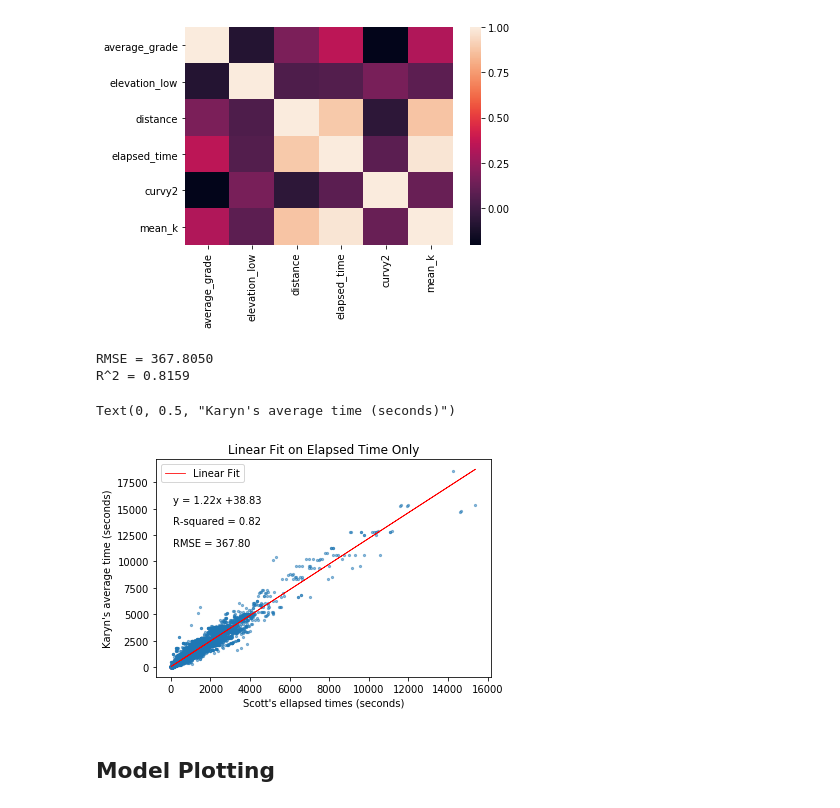
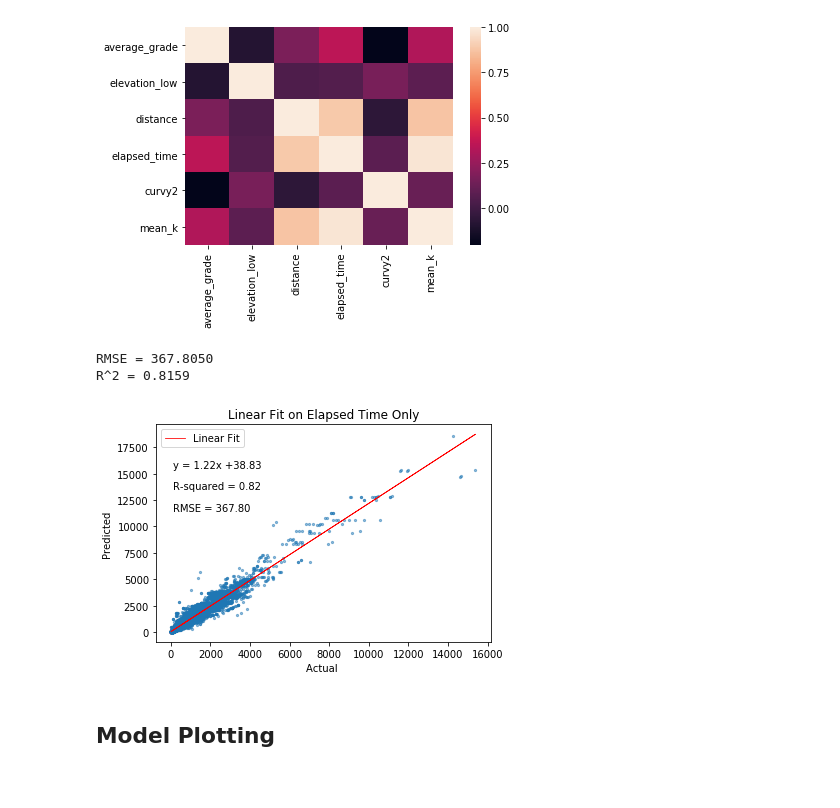
Before and after one commit to scottfeldmanpeabody/strava, a Jupyter notebook: notebooks/modeling_segment_times.ipynb, the cells around one changed output. Saved outputs shown, nothing was run; the diff lists cells and outputs as text; code cells hidden in the pictures.

```diff
--- a/notebooks/modeling_segment_times.ipynb
+++ b/notebooks/modeling_segment_times.ipynb
@@ -63,0 +60,7 @@ cln.clean_efforts(efforts_df)
+# %%
+efforts_df.drop(['average_heartrate','max_heartrate'], axis = 1, inplace = True)
+efforts_df.dropna(inplace = True)
+efforts_df.loc[:,'moving_time'] = efforts_df.loc[:,'moving_time'].apply(cln.get_sec)
+efforts_df.loc[:,'elapsed_time'] = efforts_df.loc[:,'elapsed_time'].apply(cln.get_sec)
+efforts_df['pct_moving'] = efforts_df.moving_time/efforts_df.elapsed_time
+# efforts_df.head()
@@ -143,6 +147,14 @@ ax.set_title('Segment: {}'.format(name))
 [figure]
 # %%
 seg_times_df = efforts_df[['segment_id','elapsed_time']]
+# %%
+def time_stats_dict(df):
+    d = dict()
+    d['segment_id'] = list(df.segment_id)[0]
+    d['mean'] = np.mean(df.elapsed_time)
+    d['median'] = np.median(df.elapsed_time)
+    d['std'] = np.std(df.elapsed_time)
+    return d
 # %%
 cols = ['segment_id','mean','median','std']
 slow_df = pd.DataFrame(columns = cols)
@@ -153,13 +165,13 @@ for segment in seg_times_df.segment_id.unique():
     slow = seg_times_df[(seg_times_df.segment_id == segment) &
                         (seg_times_df.elapsed_time <=
                          np.median(seg_times_df[seg_times_df.segment_id == segment].elapsed_time))]
-    slow_dict = cln.time_stats_dict(slow)
+    slow_dict = time_stats_dict(slow)
     slow_df = slow_df.append({k:slow_dict[k] for k in cols if k in slow_dict},ignore_index=True)
 
     fast = seg_times_df[(seg_times_df.segment_id == segment) &
                         (seg_times_df.elapsed_time >=
                          np.median(seg_times_df[seg_times_df.segment_id == segment].elapsed_time))]
-    fast_dict = cln.time_stats_dict(fast)
+    fast_dict = time_stats_dict(fast)
     fast_df = fast_df.append({k:fast_dict[k] for k in cols if k in fast_dict},ignore_index=True)
 # %%
 # slow_df.to_csv('data/Feldy_Bikes/slow_df.csv')
@@ -396,31 +420,9 @@ def best_fit_slope_and_intercept(xs,ys):
-# %%
-def plot_model_performance(y_test, y_hat, target_name = '', title = ''):
-    print('RMSE = {:.4f}'.format(np.sqrt(mean_squared_error(y_test, y_hat))))
-    print('R^2 = {:.4f}'.format(r2_score(y_test,y_hat)))
-
-    m, b = best_fit_slope_and_intercept(y_test,y_hat)
-    regression_line = [(m*x)+b for x in y_test]
-
-    plt.scatter(y_test, y_hat, alpha = .5, s = 5, label = None)
-    plt.plot(y_test,regression_line, c = 'red', linewidth = .8, label = ('Linear Fit'))
-    plt.xlabel('Actual {}'.format(target_name))
-    plt.ylabel('Predicted {}'.format(target_name))
-    plt.legend()
-    plt.annotate('y = {0:.2f}x +{1:.2f}'.format(m, b), xy=(0.05, 0.80), xycoords='axes fraction')
-    plt.annotate('R-squared = %0.2f' % r2_score(y_test,y_hat), xy=(0.05, 0.70), xycoords='axes fraction')
-    plt.annotate('RMSE = %0.2f' % np.sqrt(mean_squared_error(y_test, y_hat)), xy=(0.05, 0.60), xycoords='axes fraction')
-    plt.title(title)
 # %%
-plot_model_performance(model_df.elapsed_time,
-                       model_df.mean_k, target_name = '',
-                       title = 'Linear Fit on Elapsed Time Only')
-plt.xlabel('Scott\'s ellapsed times (seconds)')
-plt.ylabel('Karyn\'s average time (seconds)')
+plot_model_performance(model_df.elapsed_time, model_df.mean_k, target_name = '', title = 'Linear Fit on Elapsed Time Only')
 # %% [output]
 RMSE = 367.8050
 R^2 = 0.8159
-Text(0, 0.5, "Karyn's average time (seconds)")
-[figure, old version]
+[figure, new version]
 # %% [markdown]
 ## Model Plotting
 # %%
```
Also changed, not shown: parts of 19 cells of this notebook, 4 other files.
